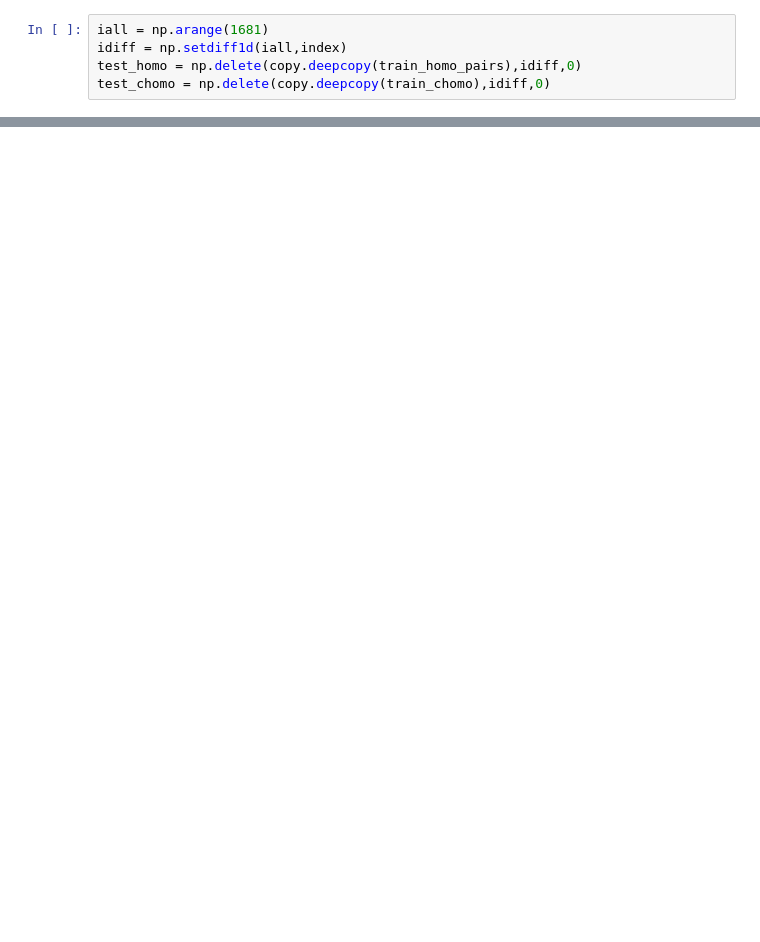
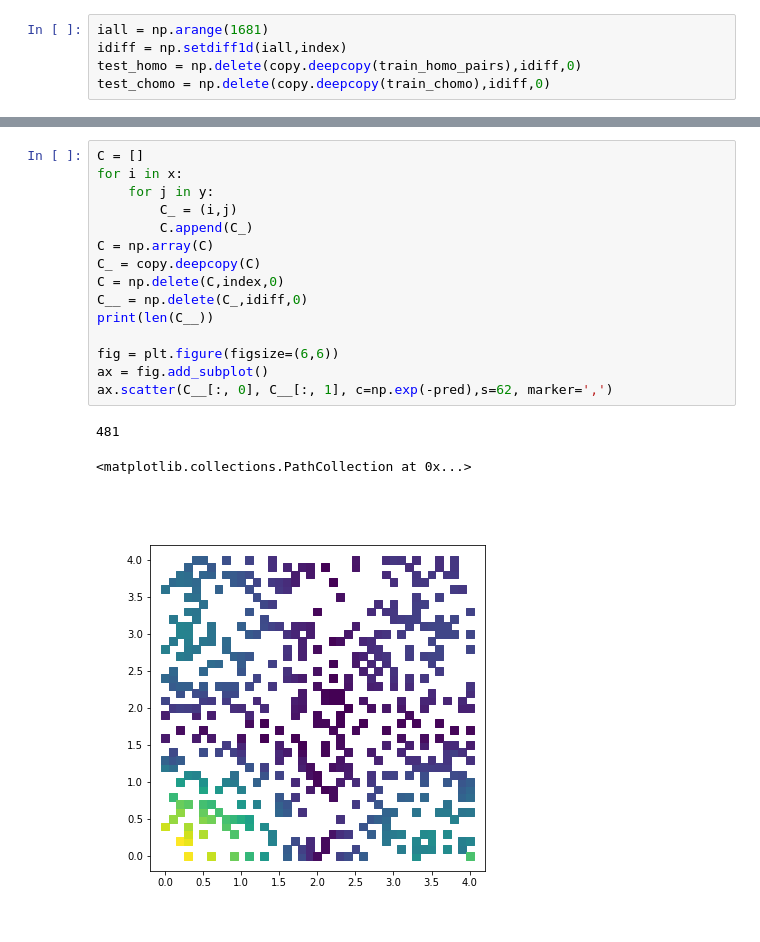
Before and after one commit to dgg95223/ML_Coupling, a Jupyter notebook: mo_couple.ipynb, the cells around one changed output, grey strips where cells are left out. Cells and saved outputs as stored; diff of their text form; blank space fills up the shorter version.

```diff
--- a/mo_couple.ipynb
+++ b/mo_couple.ipynb
@@ -155,0 +171,19 @@ test_chomo = np.delete(copy.deepcopy(train_chomo),idiff,0)
+# %%
+C = []
+for i in x:
+    for j in y:
+        C_ = (i,j)
+        C.append(C_)
+C = np.array(C)
+C_ = copy.deepcopy(C)
+C = np.delete(C,index,0)
+C__ = np.delete(C_,idiff,0)
+print(len(C__))
+
+fig = plt.figure(figsize=(6,6))
+ax = fig.add_subplot()
+ax.scatter(C__[:, 0], C__[:, 1], c=np.exp(-pred),s=62, marker=',')
+# %% [output]
+481
+<matplotlib.collections.PathCollection at 0x...>
+[figure, added]
```
Also changed, not shown: parts of 14 cells of this notebook, 5 other files.
